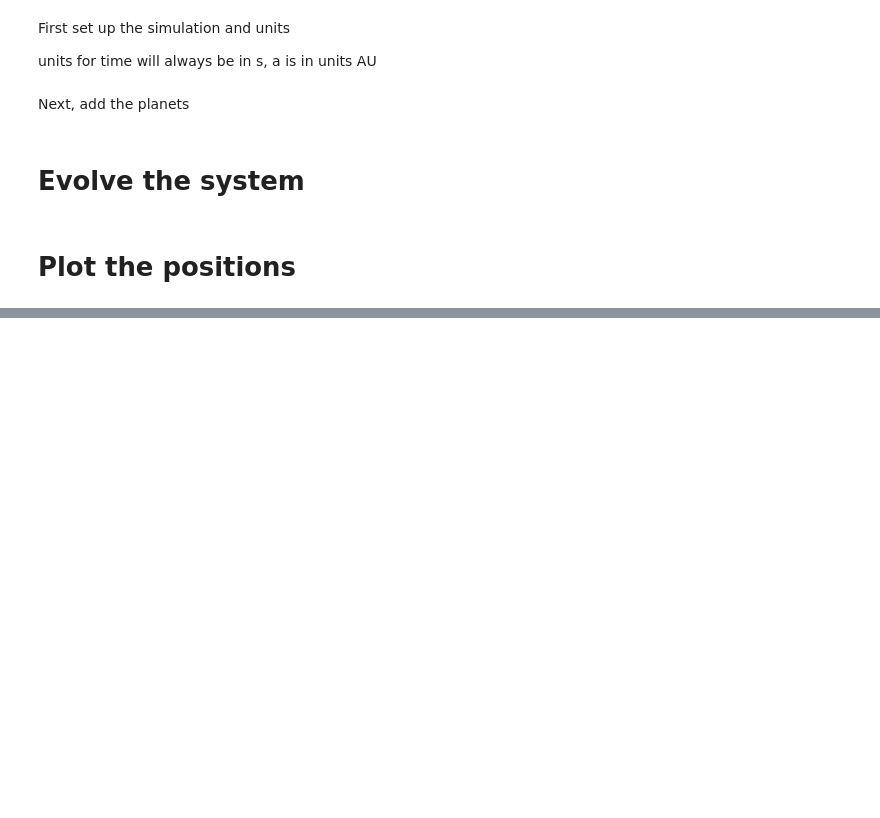
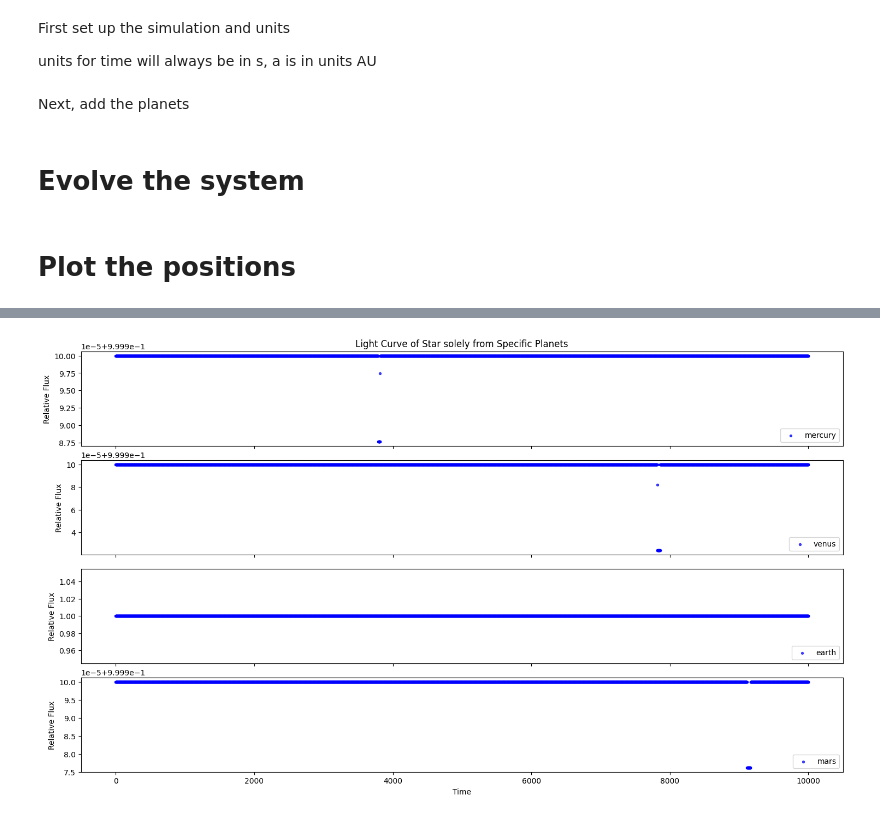
Before and after one commit to dccdoshi/Project_PHYS512, a Jupyter notebook: Base.ipynb, the cells around one changed output, grey strips where cells are left out. Drawn from its saved outputs; the diff is of its cells as text; code cells hidden in the pictures; blank space fills up the shorter version.

```diff
--- a/Base.ipynb
+++ b/Base.ipynb
@@ -81,0 +98,5 @@ plt.legend()
+# %%
+fig = LC.plot_multiple_planet(objects=inner_planets,sizex=18,sizey=10,hspace=0.15,start=50000,end=60000)
+plt.show()
+# %% [output]
+[figure, added]
```
Also changed, not shown: parts of 8 cells of this notebook, 1 other file.
